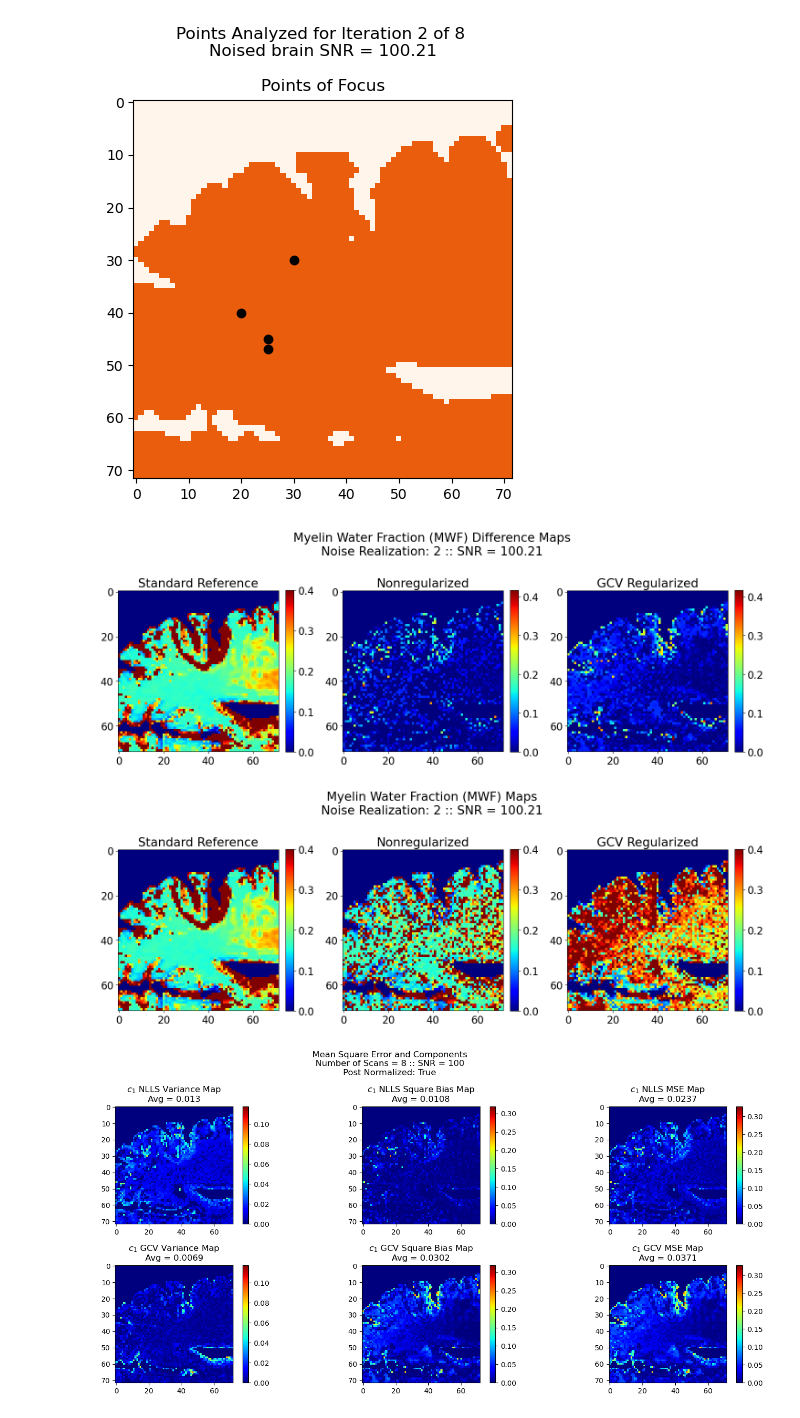
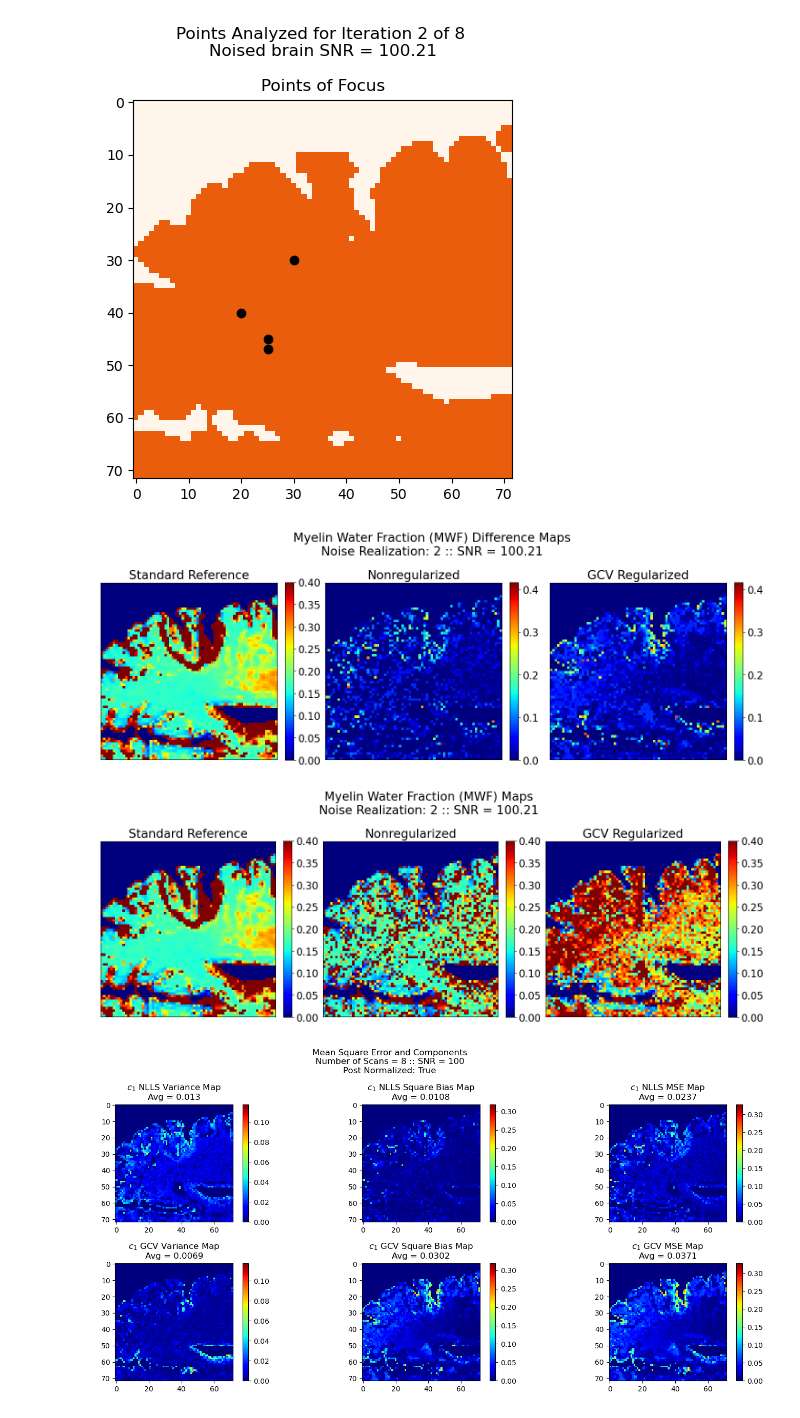
Before and after one commit to Griffin997/Regularization, a Jupyter notebook: EstimateP_ProcessExperiments.ipynb, the cells around one changed output. Drawn from its saved outputs; the diff is of its cells as text; code cells hidden in the pictures.

Commit message:
Removed Ticks

```diff
--- a/EstimateP_ProcessExperiments.ipynb
+++ b/EstimateP_ProcessExperiments.ipynb
@@ -627,15 +627,18 @@ plt.rc('font', size  = 16)
 fig.suptitle('Myelin Water Fraction (MWF) Difference Maps' + '\nNoise Realization: '+ str(iter_oi+1) + ' :: SNR = ' + str(np.round(SNR_array[iter_oi],2)))
 imref = ax[0].imshow(c1_ref, cmap = 'jet', vmin = 0, vmax = 0.4)
 ax[0].set_title('Standard Reference')
+ax[0].tick_params(left = False, bottom = False, labelbottom = False, labelleft = False)
 
 imNLLS = ax[1].imshow(NLLS_diff, cmap = 'jet', vmin=0, vmax=np.max([NLLS_diff,GCV_diff]))
 ax[1].set_title('Nonregularized')
+ax[1].tick_params(left = False, bottom = False, labelbottom = False, labelleft = False)
 # ax[1].text(10, 10, 'Mean square difference = %s'%round(NLLS_MSD,5), color='w')
 # ax[1].text(10, 20, 'All Param Mean Square Difference = %s'%round(NLLS_MSD_total,5), color='w')
 # ax[1].text(10, 20, 'All Norm Mean Square Difference = %s'%round(NLLS_MSD_norm,5), color='w')
 
 imGCV = ax[2].imshow(GCV_diff, cmap = 'jet', vmin=0, vmax=np.max([NLLS_diff,GCV_diff]))
 ax[2].set_title('GCV Regularized')
+ax[2].tick_params(left = False, bottom = False, labelbottom = False, labelleft = False)
 # ax[2].text(10, 10, 'Mean square difference = %s'%round(GCV_MSD,5), color='w')
 # ax[2].text(10, 20, 'All Param Mean Square Difference = %s'%round(GCV_MSD_total,5), color='w')
 # ax[2].text(10, 20, 'All Norm Mean Square Difference = %s'%round(GCV_MSD_norm,5), color='w')
@@ -645,26 +648,29 @@ fig.colorbar(imNLLS,ax=ax[1],fraction=0.046, pad=0.04)
 fig.colorbar(imGCV,ax=ax[2],fraction=0.046, pad=0.04)
 plt.show()
 # %% [output]
-[figure, old version]
+[figure, new version]
 # %%
 fig, ax = plt.subplots(1,3,figsize=(15,5.5),tight_layout=True)
 plt.rc('font', size  = 16)
 fig.suptitle('Myelin Water Fraction (MWF) Maps' + '\nNoise Realization: '+ str(iter_oi+1) + ' :: SNR = ' + str(np.round(SNR_array[iter_oi],2)))
 imref = ax[0].imshow(c1_ref, cmap = 'jet', vmin = 0, vmax = 0.4)
 ax[0].set_title('Standard Reference')
+ax[0].tick_params(left = False, bottom = False, labelbottom = False, labelleft = False)
 
 imNLLS = ax[1].imshow(all_nonreg_estimates[iter_oi,:,:,0], cmap = 'jet', vmin=0, vmax=0.4)
 ax[1].set_title('Nonregularized')
+ax[1].tick_params(left = False, bottom = False, labelbottom = False, labelleft = False)
 
 imGCV = ax[2].imshow(all_GCV_estimates[iter_oi,:,:,0], cmap = 'jet', vmin=0, vmax=0.4)
 ax[2].set_title('GCV Regularized')
+ax[2].tick_params(left = False, bottom = False, labelbottom = False, labelleft = False)
 
 fig.colorbar(imref,ax=ax[0],fraction=0.046, pad=0.04)
 fig.colorbar(imNLLS,ax=ax[1],fraction=0.046, pad=0.04)
 fig.colorbar(imGCV,ax=ax[2],fraction=0.046, pad=0.04)
 plt.show()
 # %% [output]
-[figure, old version]
+[figure, new version]
 # %%
 params_oi = [0]        #We are primarily interested in c1 which makes the 0th parameter the interesting one
 
```
